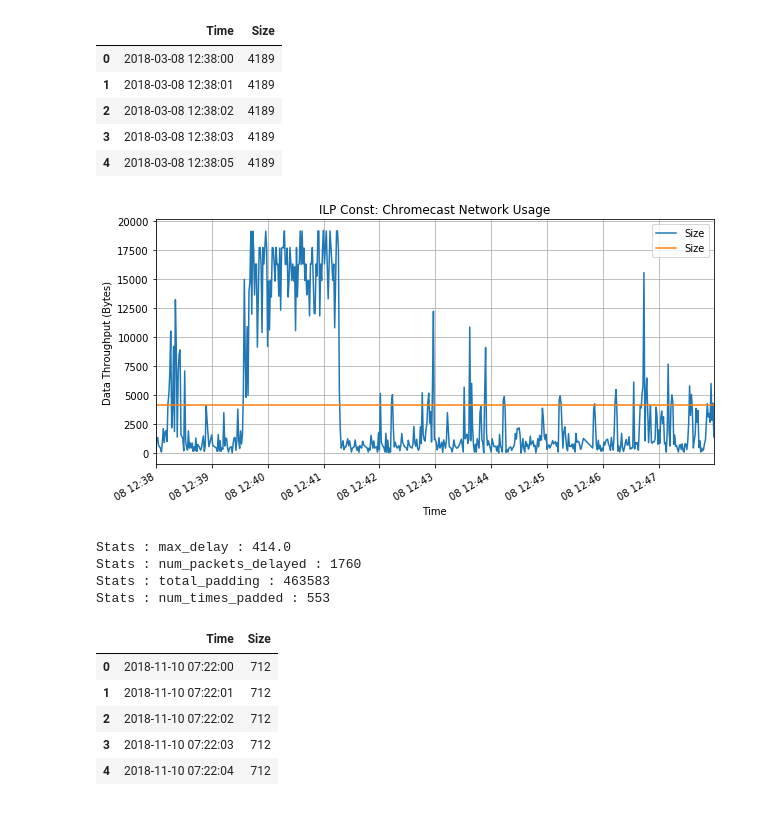
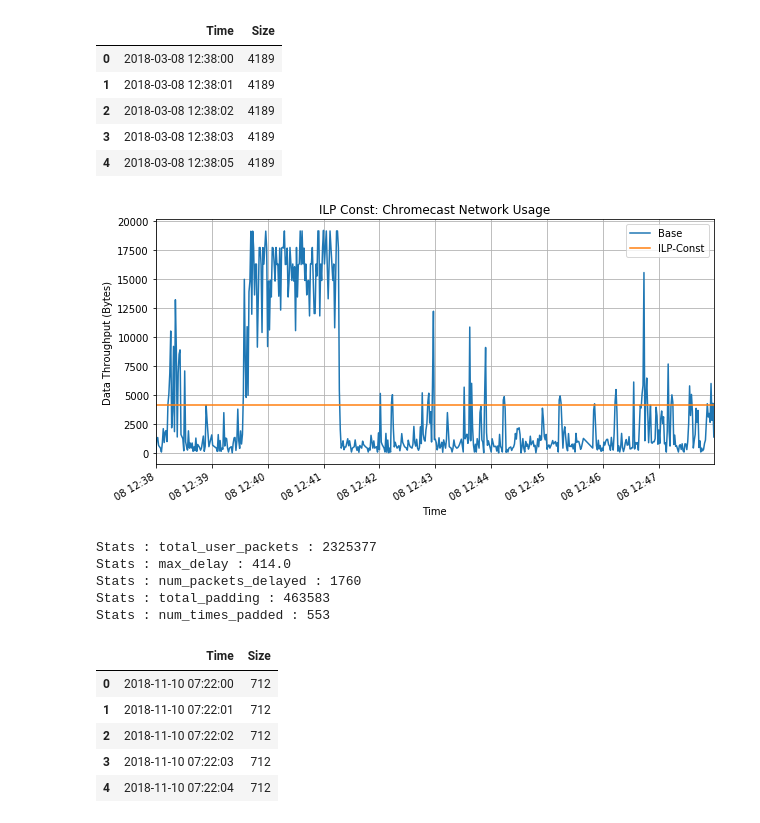
Before and after one commit to ayanpatel/iot-sec, a Jupyter notebook: plotDB.ipynb, the cells around one changed output. Cells and saved outputs as stored; diff of their text form; code cells hidden in the pictures.

```diff
--- a/plotDB.ipynb
+++ b/plotDB.ipynb
@@ -111,9 +131,9 @@ def ilp_constant_alg(input_df, constant_rate):
             stats['num_times_padded'] += 1
     return output_df, stats
 # %%
-ilp_const_df, ilp_const_stats = ilp_constant_alg(chromecast_packets_df, int(df['Size'].mean()))
-ilp_const_df = ilp_const_df.groupby(['Time']).sum().reset_index()
-ilp_const_df.head()
+chromecast_ilp_const_df, chromecast_ilp_const_stats = ilp_constant_alg(chromecast_packets_df, int(df['Size'].mean()))
+chromecast_ilp_const_df = chromecast_ilp_const_df.groupby(['Time']).sum().reset_index()
+chromecast_ilp_const_df.head()
 # %% [output]
 |  | Time | Size |
 | 0 | 2018-03-08 12:38:00 | 4189 |
@@ -124,15 +144,18 @@ ilp_const_df.head()
 # %%
 ax = df.plot(x='Time', y='Size', kind='line', grid=True, title='Chromecast Network Usage', figsize=(10,5))
 ax.set_xlabel('Time')
 ax.set_ylabel('Data Throughput (Bytes)')
-ilp_const_df.plot(x='Time', y='Size', kind='line', grid=True, title='ILP Const: Chromecast Network Usage', figsize=(10,5), ax=ax)
+chromecast_ilp_const_df.plot(x='Time', y='Size', kind='line', grid=True, title='ILP Const: Chromecast Network Usage', figsize=(10,5), ax=ax)
+plt.legend(['Base', 'ILP-Const'])
 plt.show()
 # %% [output]
-[figure, old version]
+[figure, new version]
 # %%
-for stat in ilp_const_stats:
-    print("Stats : {} : {}".format(stat,ilp_const_stats[stat]))
+print ("Stats : total_user_packets :", df['Size'].sum())
+for stat in chromecast_ilp_const_stats:
+    print("Stats : {} : {}".format(stat,chromecast_ilp_const_stats[stat]))
 # %% [output]
+Stats : total_user_packets : 2325377
 Stats : max_delay : 414.0
 Stats : num_packets_delayed : 1760
 Stats : total_padding : 463583
```
Also changed, not shown: parts of 19 cells of this notebook.
